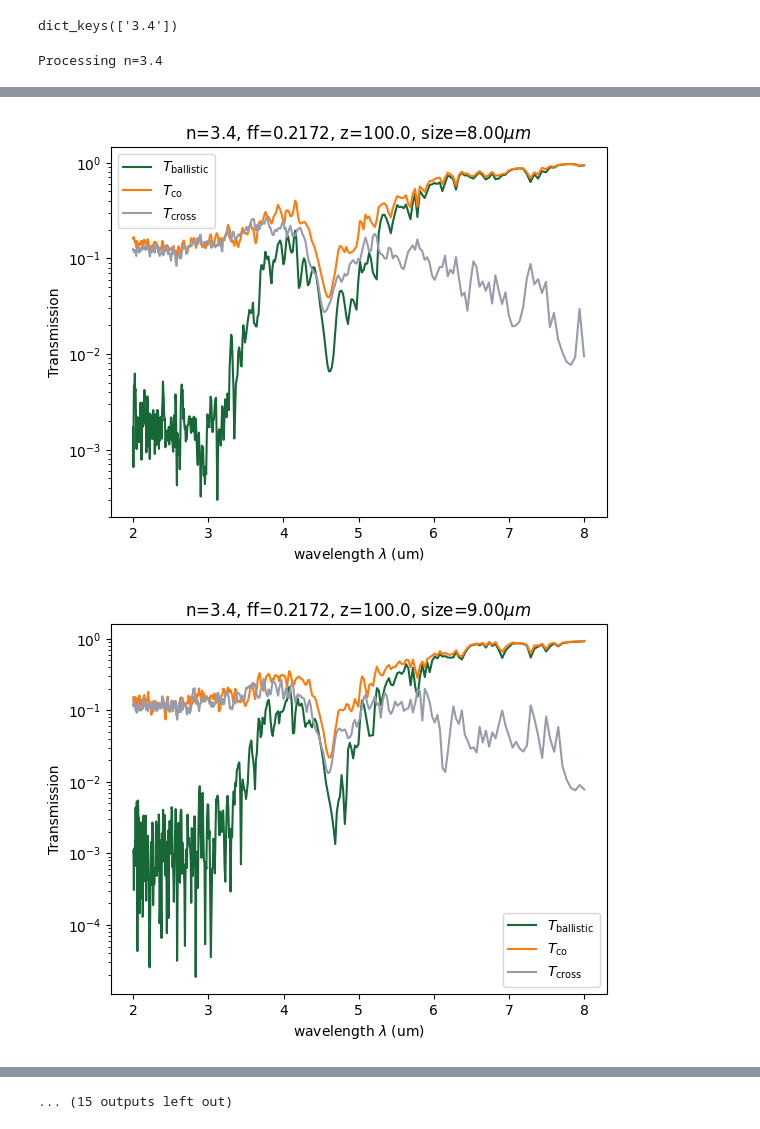
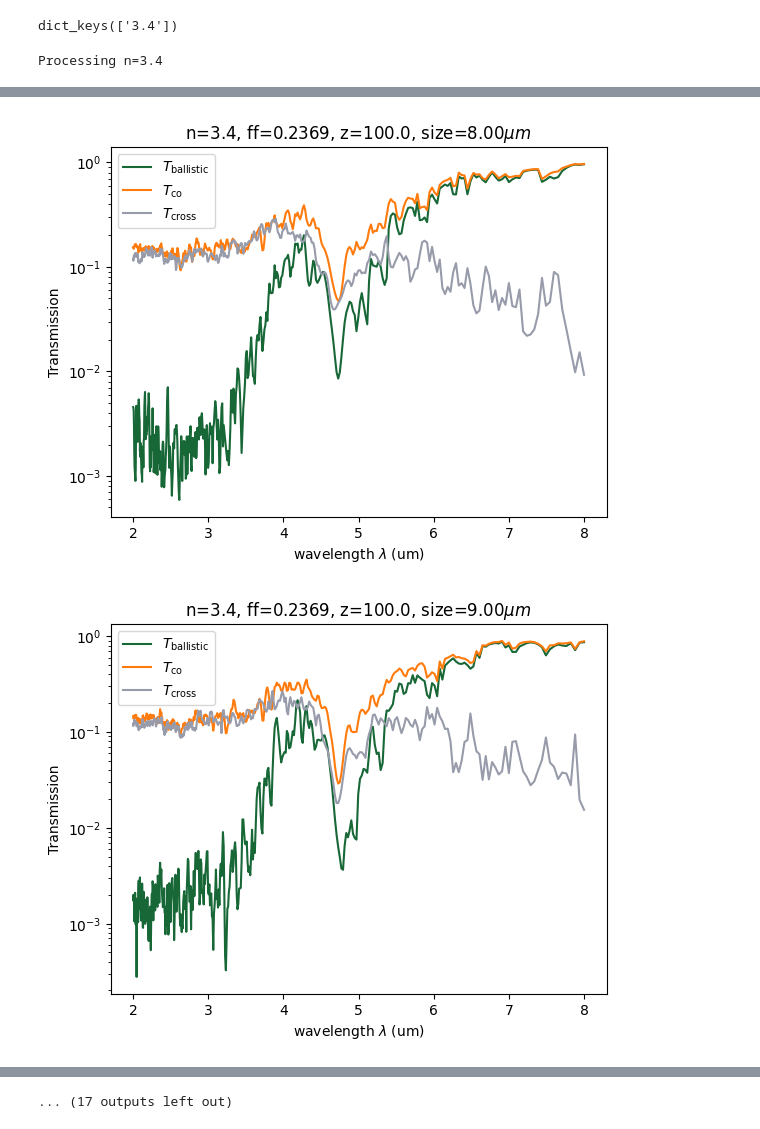
Before and after one commit to fhernandez93/LoadingPermittivityDistToSlabTransmission, a Jupyter notebook: Notebooks/LSU Project/20260422_Schulz_Statistics_T_Components/20260423_Plot_Transmission_Components.ipynb, the cells around one changed output, grey strips where cells are left out. Drawn from its saved outputs; the diff is of its cells as text; code cells hidden in the pictures.

Commit message:
Added New Schulz ff 0p237

```diff
--- a/Notebooks/LSU Project/20260422_Schulz_Statistics_T_Components/20260423_Plot_Transmission_Components.ipynb
+++ b/Notebooks/LSU Project/20260422_Schulz_Statistics_T_Components/20260423_Plot_Transmission_Components.ipynb
@@ -18,7 +18,8 @@ import AutomationModule as AM
 tidy3dAPI = os.environ["API_TIDY3D_KEY"]
 # %%
 dir = rf"./data/diffraction_monitor_data"
-transmission_folder = f"{dir}/20260422_diffraction_n_3.4_ff_0.2172_ffh_0.225_schulz.h5"
+# transmission_folder = f"{dir}/20260422_diffraction_n_3.4_ff_0.2172_ffh_0.225_schulz.h5"
+transmission_folder = f"{dir}/20260708_diffraction_n_3.4_ff_0.237_ffh_0.185_schulz.h5"
 # %%
 transmission_dict = AM.read_hdf5_as_dict(filename=transmission_folder)
 transmission_dict["transmission_data"].keys()
@@ -46,7 +47,7 @@ for n in transmission_dict["transmission_data"].keys():
                 plt.xlabel(rf"wavelength $\lambda$ (um)")
                 plt.ylabel("Transmission")
                 plt.yscale("log")
-                save_dir=rf"{dir}/20260626_Transmission_Components_L/z_{z}"
+                save_dir=rf"{dir}/20260708_Transmission_Components_L_ff_{ff}_n_{n}/z_{z}"
                 os.makedirs(save_dir,exist_ok=True)
                 plt.savefig(rf"{save_dir}/transmission_n_{n}_ff_{ff}_z_{z}_Transmission_Components_average_L_{float(size)*11.44:.2f}.png")
                 plt.show()
@@ -67,2 +68,2 @@ Processing n=3.4
-[figure, old version]
+[figure, new version]
-[figure, old version]
+[figure, new version]
@@ -72 +73 @@ Processing n=3.4
-... (15 outputs left out)
+... (17 outputs left out)
```
Also changed, not shown: parts of 1 cell of this notebook, 6 other files.
